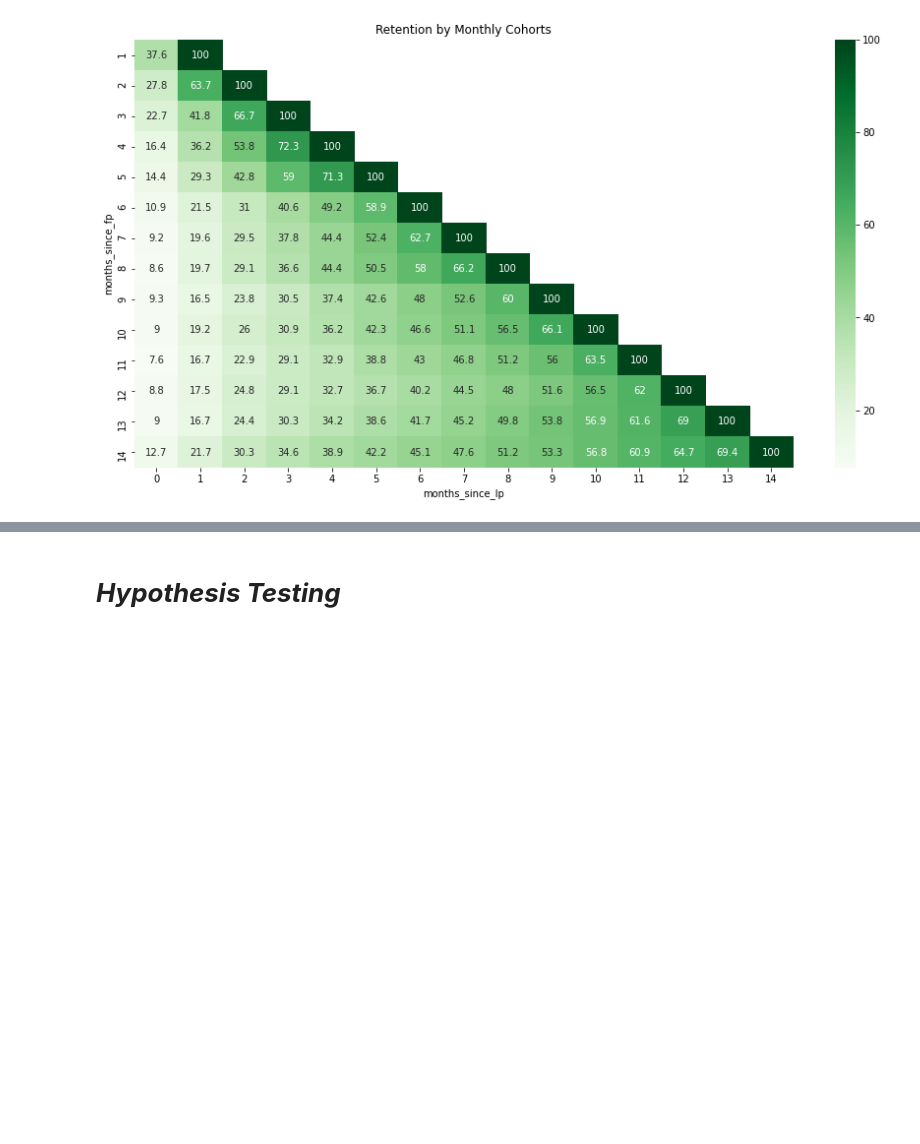
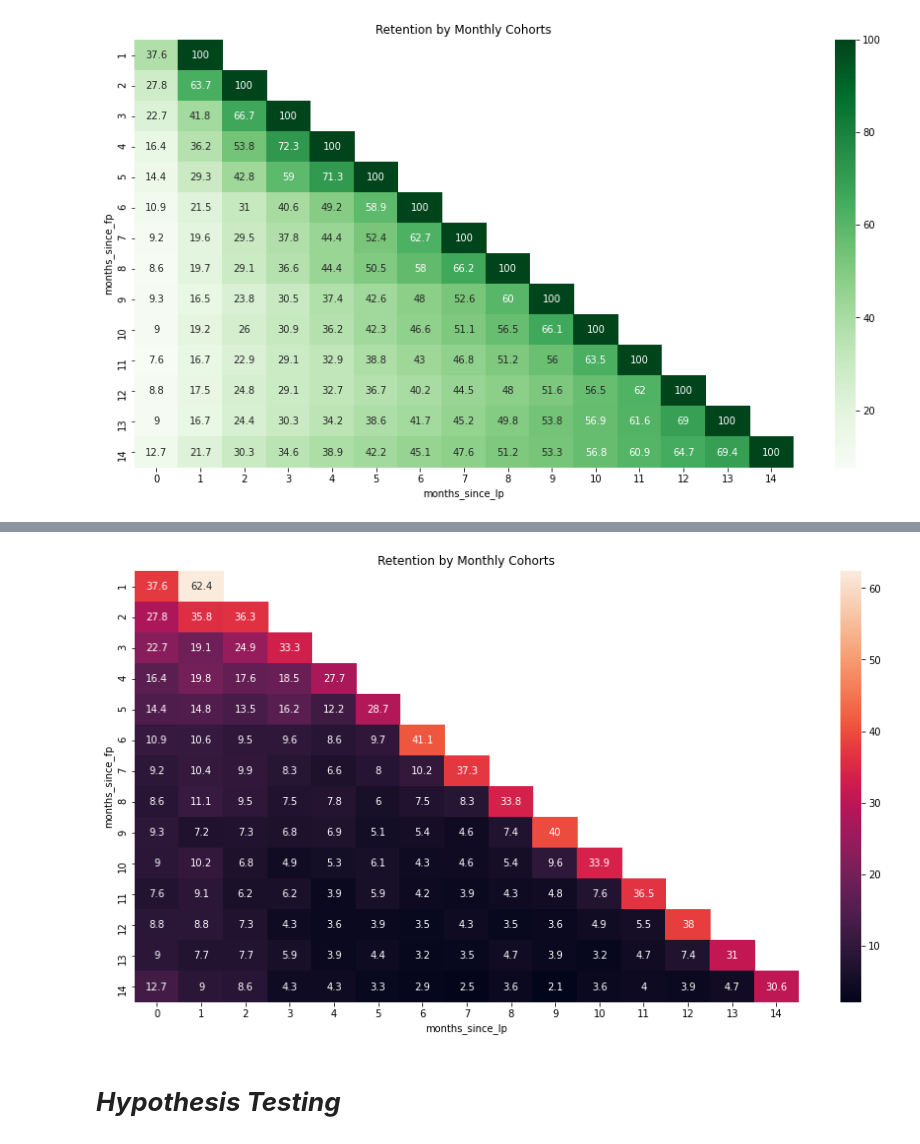
Before and after one commit to aneeshoberoi/churnhw, a Jupyter notebook: Churn_Final.ipynb, the cells around one changed output, grey strips where cells are left out. Drawn from its saved outputs; the diff is of its cells as text; code cells hidden in the pictures; blank space fills up the shorter version.

```diff
--- a/Churn_Final.ipynb
+++ b/Churn_Final.ipynb
@@ -21,7 +23,7 @@ pd.set_option('display.width', 1000)
 pd.options.display.float_format = "{:,.2f}".format
 pd.set_option("display.precision",2)
 # %%
-source='https://raw.githubusercontent.com/aneeshoberoi/churnhw/main/churn_homework%20-%20homework_orders.csv?token=AP7KM2S5ANCX62OMTYE47GK7TLP3A'
+source='https://raw.githubusercontent.com/aneeshoberoi/churnhw/main/churn_homework%20-%20homework_orders.csv?token=AP7KM2WWRAAEJ3UOTQRIXXK7TSHIO'
 raw=pd.read_csv(source, sep=",")
 # %%
 #raw=df.head(100)
@@ -439,3 +503,9 @@ sns.heatmap(retention_final, annot=True, cmap="Greens",fmt='g')
 plt.show()
 # %% [output]
 [figure]
+# %%
+cohort_counts=cust_cohort_data.unstack('months_since_lp')
+#cohort_counts3=cohort_counts.cumsum(axis=0)
+cohort_counts['total_col']=cohort_counts.sum(axis=1)
+cohort_counts.sort_values(by='months_since_fp',ascending=False).reset_index()
+cohort_counts
@@ -442,3 +529,15 @@ plt.show()
+# %%
+cohort_sizes = cohort_counts.iloc[:,15]
+retention = cohort_counts.div(cohort_sizes, axis=0)
+retention_round = retention.round(3) * 100
+retention_final=retention_round.drop(columns=['total_col'])
+
+plt.figure(figsize=(15,8))
+plt.title('Retention by Monthly Cohorts')
+sns.heatmap(retention_final, annot=True,fmt='g')
+plt.show()
+# %% [output]
+[figure, added]
 # %% [markdown]
 # ***Hypothesis Testing***
 # %%
```
Also changed, not shown: parts of 10 cells of this notebook.
